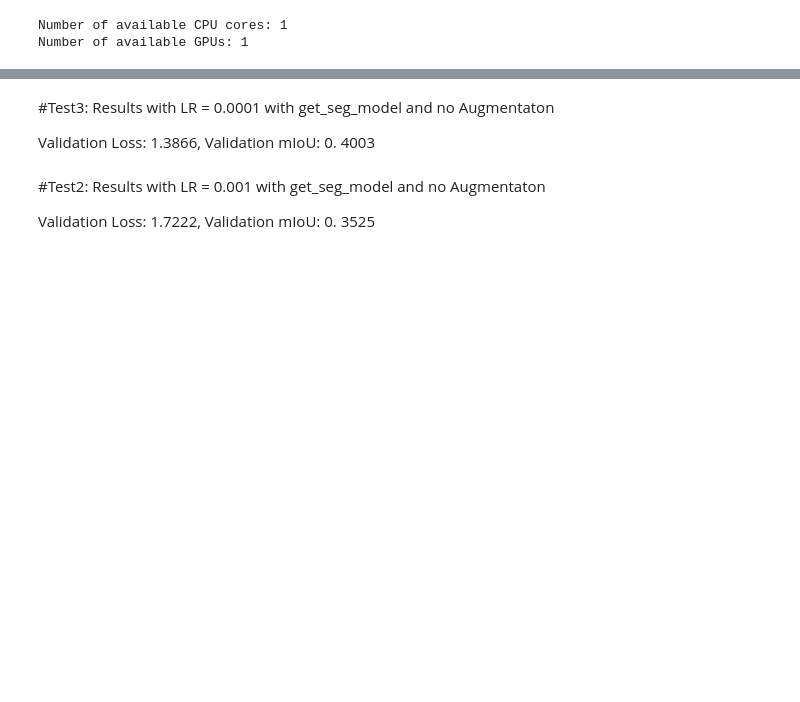
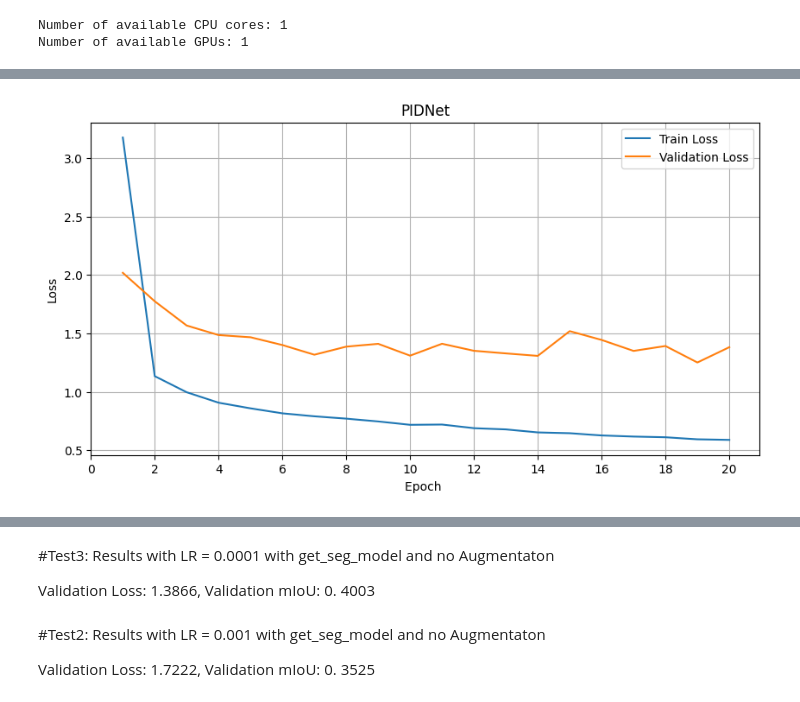
Before and after one commit to aliabbasi2000/Real-time-Domain-Adaptation-in-Semantic-Segmentation, a Jupyter notebook: step2b_PIDNet.ipynb, the cells around one changed output, grey strips where cells are left out. Saved outputs shown, nothing was run; the diff lists cells and outputs as text; code cells hidden in the pictures; blank space fills up the shorter version.

```diff
--- a/step2b_PIDNet.ipynb
+++ b/step2b_PIDNet.ipynb
@@ -305,3 +299,17 @@ plt.show()
+# %%
+
+plt.figure(figsize=(10, 5))
+plt.plot(range(1, num_epochs + 1), epoch_train_loss, label="Train Loss")
+plt.plot(range(1, num_epochs + 1), epoch_val_loss, label="Validation Loss")
+plt.xlabel("Epoch ")
+plt.ylabel("Loss")
+plt.title("PIDNet")
+plt.legend()
+plt.grid(True)
+plt.xticks(range(0, num_epochs + 2, 2))
+plt.show()
+# %% [output]
+[figure, added]
 # %%
 import torch
 import numpy as np
```
Also changed, not shown: parts of 4 cells of this notebook.
